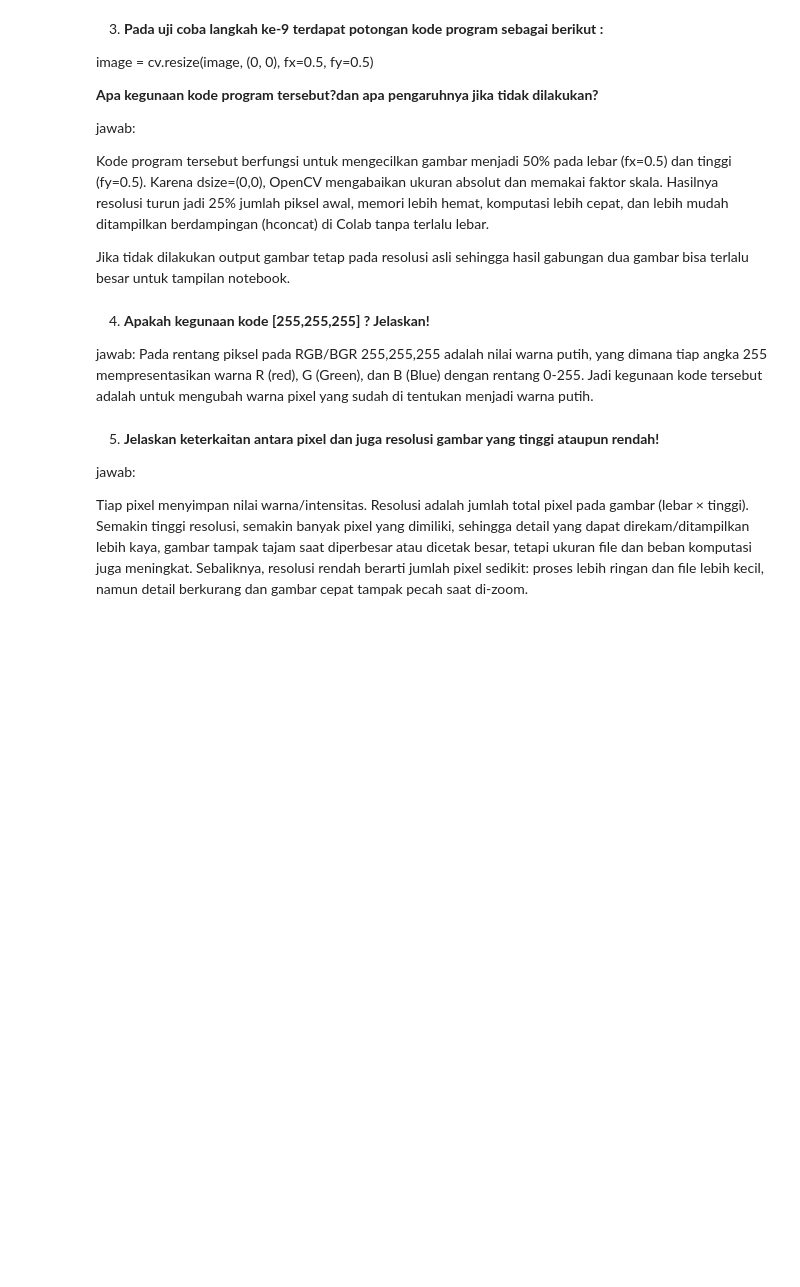
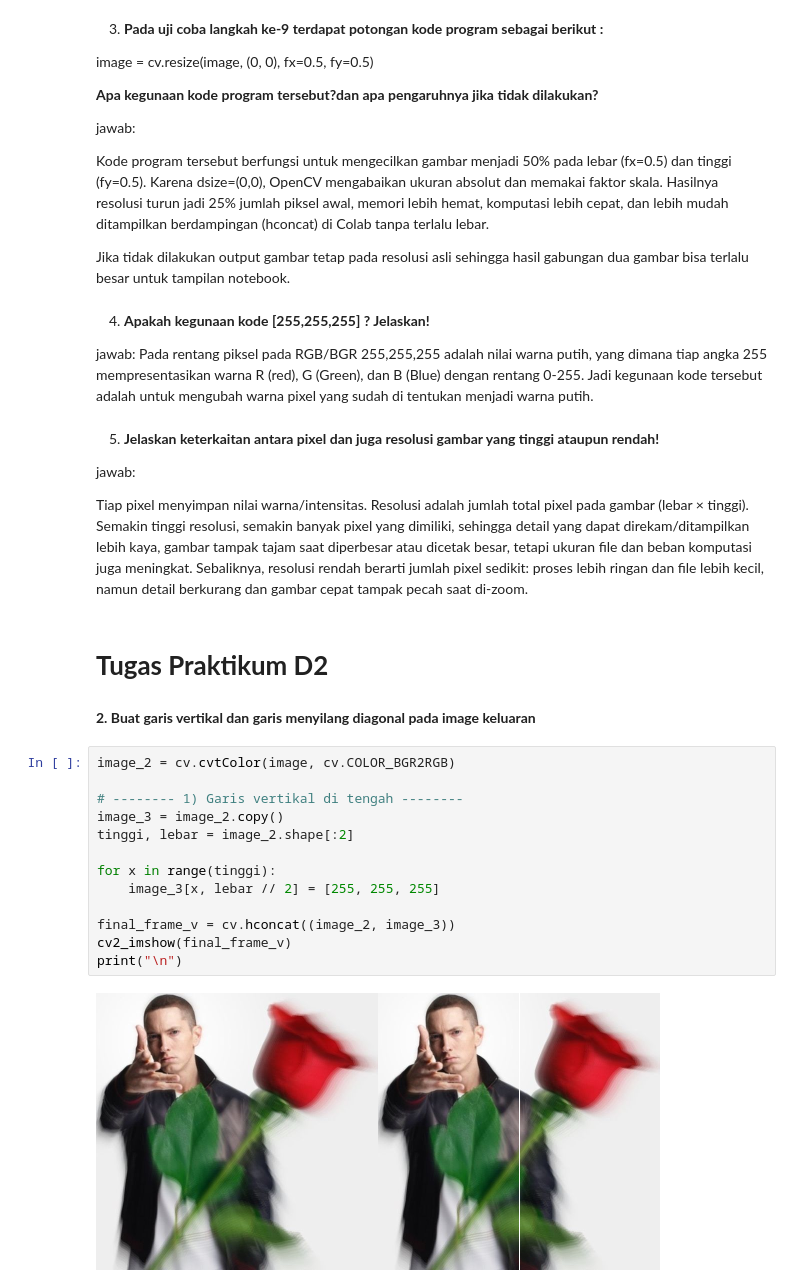
Before and after one commit to NathanaelGracedo/PCVK_2025, a Jupyter notebook: Week1.ipynb, the cells around one changed output. Saved outputs shown, nothing was run; the diff lists cells and outputs as text; blank space fills up the shorter version.

Commit message:
Tugas Praktikum D2

```diff
--- a/Week1.ipynb
+++ b/Week1.ipynb
@@ -105,3 +106,22 @@ warna pixel yang sudah di tentukan menjadi warna putih.
 jawab:
 
 Tiap pixel menyimpan nilai warna/intensitas. Resolusi adalah jumlah total pixel pada gambar (lebar × tinggi). Semakin tinggi resolusi, semakin banyak pixel yang dimiliki, sehingga detail yang dapat direkam/ditampilkan lebih kaya, gambar tampak tajam saat diperbesar atau dicetak besar, tetapi ukuran file dan beban komputasi juga meningkat. Sebaliknya, resolusi rendah berarti jumlah pixel sedikit: proses lebih ringan dan file lebih kecil, namun detail berkurang dan gambar cepat tampak pecah saat di-zoom.
+# %% [markdown]
+# **Tugas Praktikum D2**
+# %% [markdown]
+**2. Buat garis vertikal dan garis menyilang diagonal pada image keluaran**
+# %%
+image_2 = cv.cvtColor(image, cv.COLOR_BGR2RGB)
+
+# -------- 1) Garis vertikal di tengah --------
+image_3 = image_2.copy()
+tinggi, lebar = image_2.shape[:2]
+
+for x in range(tinggi):
+    image_3[x, lebar // 2] = [255, 255, 255]
+
+final_frame_v = cv.hconcat((image_2, image_3))
+cv2_imshow(final_frame_v)
+print("\n")
+# %% [output]
+[figure, added]
```
Also changed, not shown: parts of 6 cells of this notebook.
